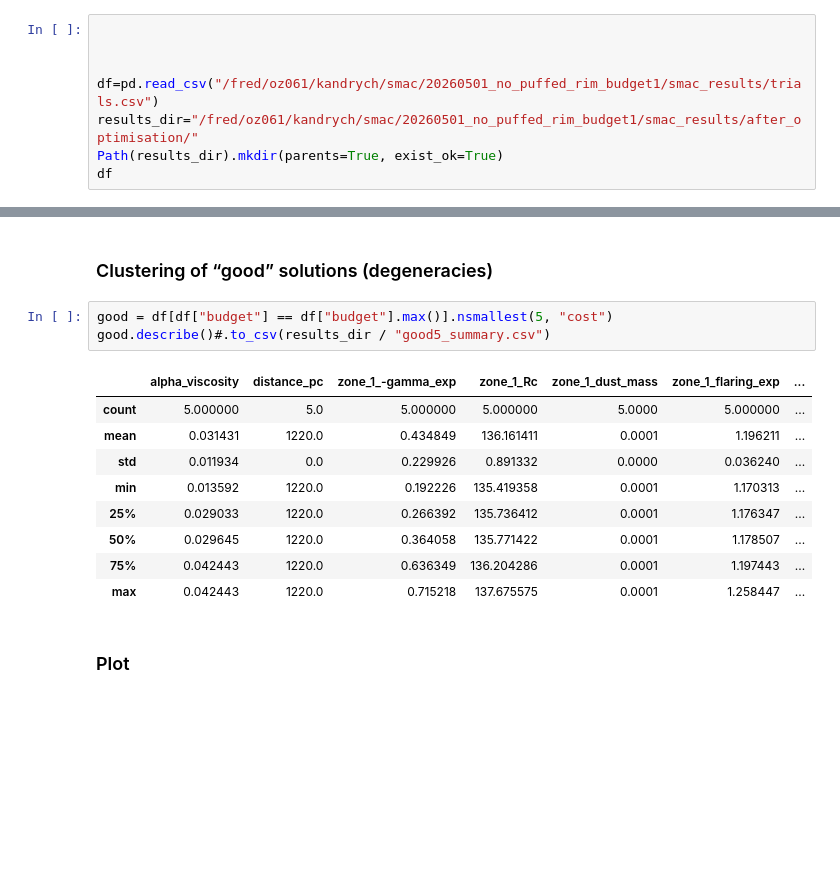
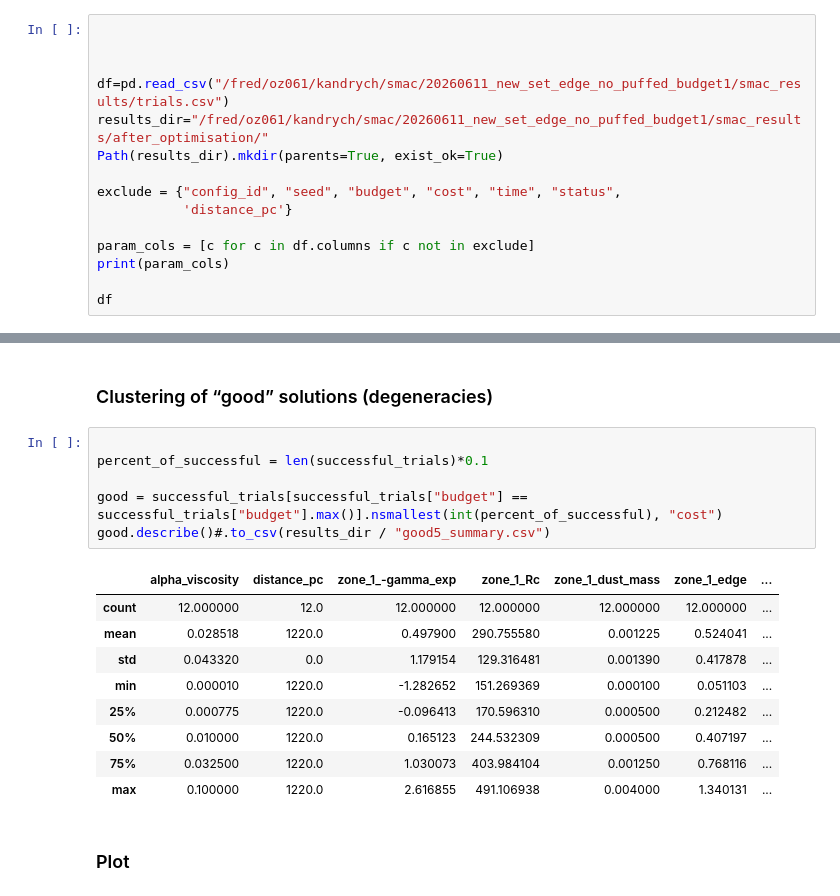
Before and after one commit to kandrych/modelling_optimisation, a Jupyter notebook: scripts/after_optimisation.ipynb, the cells around one changed output, grey strips where cells are left out. Cells and saved outputs as stored; diff of their text form; blank space fills up the shorter version.

```diff
--- a/scripts/after_optimisation.ipynb
+++ b/scripts/after_optimisation.ipynb
@@ -22,8 +23,15 @@ backend: module://matplotlib_inline.backend_inline
 
 
 
-df=pd.read_csv("/fred/oz061/kandrych/smac/20260501_no_puffed_rim_budget1/smac_results/trials.csv")
-results_dir="/fred/oz061/kandrych/smac/20260501_no_puffed_rim_budget1/smac_results/after_optimisation/"
+df=pd.read_csv("/fred/oz061/kandrych/smac/20260611_new_set_edge_no_puffed_budget1/smac_results/trials.csv")
+results_dir="/fred/oz061/kandrych/smac/20260611_new_set_edge_no_puffed_budget1/smac_results/after_optimisation/"
 Path(results_dir).mkdir(parents=True, exist_ok=True)
+
+exclude = {"config_id", "seed", "budget", "cost", "time", "status",
+           'distance_pc'}
+
+param_cols = [c for c in df.columns if c not in exclude]
+print(param_cols)
+
 df
 # %% [output]
@@ -130,18 +194,21 @@ Name: cost, dtype: float64
 # %% [markdown]
 ### Clustering of “good” solutions (degeneracies)
 # %%
-good = df[df["budget"] == df["budget"].max()].nsmallest(5, "cost")
+
+percent_of_successful = len(successful_trials)*0.1
+
+good = successful_trials[successful_trials["budget"] == successful_trials["budget"].max()].nsmallest(int(percent_of_successful), "cost")
 good.describe()#.to_csv(results_dir / "good5_summary.csv")
 # %% [output]
-|  | alpha_viscosity | distance_pc | zone_1_-gamma_exp | zone_1_Rc | zone_1_dust_mass | zone_1_flaring_exp | ... |
-| count | 5.000000 | 5.0 | 5.000000 | 5.000000 | 5.0000 | 5.000000 | ... |
-| mean | 0.031431 | 1220.0 | 0.434849 | 136.161411 | 0.0001 | 1.196211 | ... |
-| std | 0.011934 | 0.0 | 0.229926 | 0.891332 | 0.0000 | 0.036240 | ... |
-| min | 0.013592 | 1220.0 | 0.192226 | 135.419358 | 0.0001 | 1.170313 | ... |
-| 25% | 0.029033 | 1220.0 | 0.266392 | 135.736412 | 0.0001 | 1.176347 | ... |
-| 50% | 0.029645 | 1220.0 | 0.364058 | 135.771422 | 0.0001 | 1.178507 | ... |
-| 75% | 0.042443 | 1220.0 | 0.636349 | 136.204286 | 0.0001 | 1.197443 | ... |
-| max | 0.042443 | 1220.0 | 0.715218 | 137.675575 | 0.0001 | 1.258447 | ... |
+|  | alpha_viscosity | distance_pc | zone_1_-gamma_exp | zone_1_Rc | zone_1_dust_mass | zone_1_edge | ... |
+| count | 12.000000 | 12.0 | 12.000000 | 12.000000 | 12.000000 | 12.000000 | ... |
+| mean | 0.028518 | 1220.0 | 0.497900 | 290.755580 | 0.001225 | 0.524041 | ... |
+| std | 0.043320 | 0.0 | 1.179154 | 129.316481 | 0.001390 | 0.417878 | ... |
+| min | 0.000010 | 1220.0 | -1.282652 | 151.269369 | 0.000100 | 0.051103 | ... |
+| 25% | 0.000775 | 1220.0 | -0.096413 | 170.596310 | 0.000500 | 0.212482 | ... |
+| 50% | 0.010000 | 1220.0 | 0.165123 | 244.532309 | 0.000500 | 0.407197 | ... |
+| 75% | 0.032500 | 1220.0 | 1.030073 | 403.984104 | 0.001250 | 0.768116 | ... |
+| max | 0.100000 | 1220.0 | 2.616855 | 491.106938 | 0.004000 | 1.340131 | ... |
 # %% [markdown]
 ### Plot
 # %%
```
Also changed, not shown: parts of 19 cells of this notebook.
